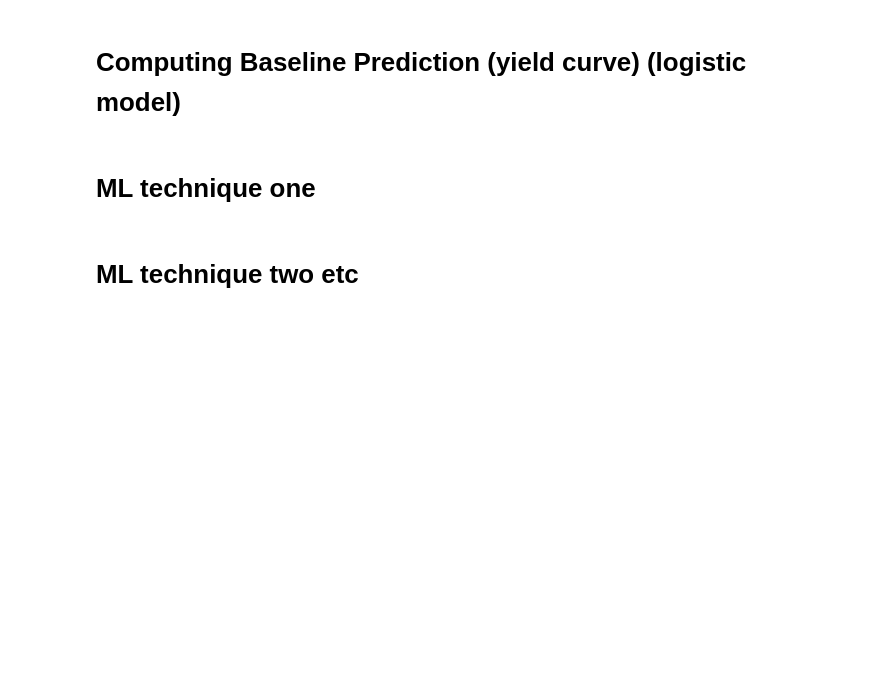
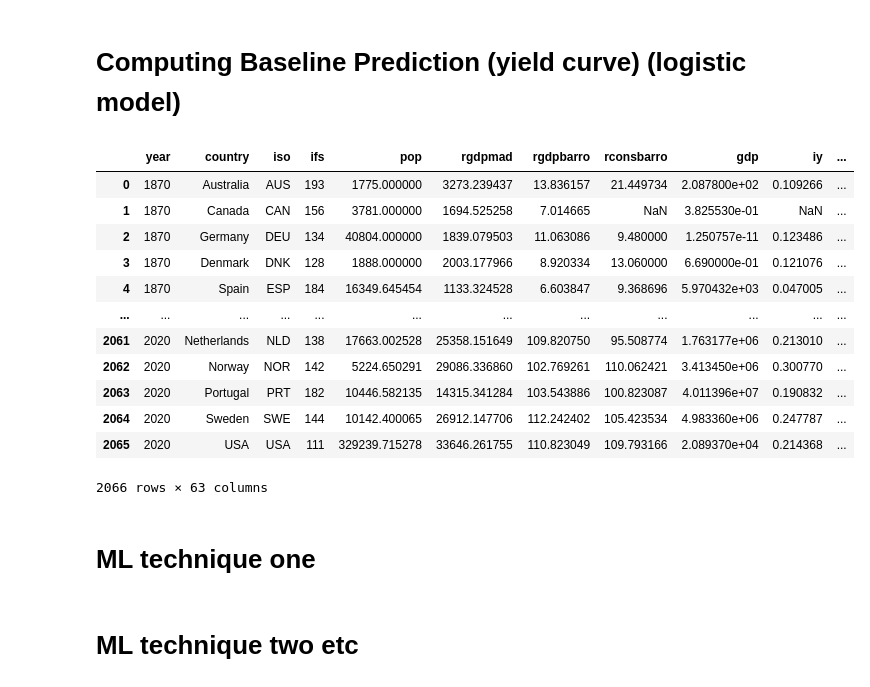
Before and after one commit to stenberg13/financial_crisis_prediction, a Jupyter notebook: Big_Data_Project.ipynb, the cells around one changed output. Drawn from its saved outputs; the diff is of its cells as text; code cells hidden in the pictures; blank space fills up the shorter version.

```diff
--- a/Big_Data_Project.ipynb
+++ b/Big_Data_Project.ipynb
@@ -10,0 +77,19 @@
+# %%
+# we will create a variable the measures the slope of the yield curve, subtracting short term interest rates from long term interest rates
+data['slope'] = (data['ltrate'] - data['stir'])
+# removing years for WW1, WW2, and Great Depression
+data_filtered = data[(data['year'] <= 1914) | (data['year'] >= 1918)]
+data = data_filtered[(data_filtered['year'] <= 1933) | (data_filtered['year'] >= 1945)]
+data['year']
+# now we will create our global slope and credit variables
+grouped = data.groupby('year')
+data = grouped.apply(lambda x: x.assign(
+    global_credit=x.loc[x['country'] != x['country'].iloc[0], 'tloans'].mean(),
+    global_slope=x.loc[x['country'] != x['country'].iloc[0], 'slope'].mean()
+))
+
+# Ungroup
+data= data.reset_index(drop=True)
+
+#making Debt Servicing Ratio Variable
+data['DSR'] = (data['tloans'] - (data['ltrate']/data['gdp']))
@@ -11,5 +116,21 @@
 # %% [markdown]
 # Computing Baseline Prediction (yield curve) (logistic model)
+# %%
+data
+# %% [output]
+|  | year | country | iso | ifs | pop | rgdpmad | rgdpbarro | rconsbarro | gdp | iy | ... |
+| 0 | 1870 | Australia | AUS | 193 | 1775.000000 | 3273.239437 | 13.836157 | 21.449734 | 2.087800e+02 | 0.109266 | ... |
+| 1 | 1870 | Canada | CAN | 156 | 3781.000000 | 1694.525258 | 7.014665 | NaN | 3.825530e-01 | NaN | ... |
+| 2 | 1870 | Germany | DEU | 134 | 40804.000000 | 1839.079503 | 11.063086 | 9.480000 | 1.250757e-11 | 0.123486 | ... |
+| 3 | 1870 | Denmark | DNK | 128 | 1888.000000 | 2003.177966 | 8.920334 | 13.060000 | 6.690000e-01 | 0.121076 | ... |
+| 4 | 1870 | Spain | ESP | 184 | 16349.645454 | 1133.324528 | 6.603847 | 9.368696 | 5.970432e+03 | 0.047005 | ... |
+| ... | ... | ... | ... | ... | ... | ... | ... | ... | ... | ... | ... |
+| 2061 | 2020 | Netherlands | NLD | 138 | 17663.002528 | 25358.151649 | 109.820750 | 95.508774 | 1.763177e+06 | 0.213010 | ... |
+| 2062 | 2020 | Norway | NOR | 142 | 5224.650291 | 29086.336860 | 102.769261 | 110.062421 | 3.413450e+06 | 0.300770 | ... |
+| 2063 | 2020 | Portugal | PRT | 182 | 10446.582135 | 14315.341284 | 103.543886 | 100.823087 | 4.011396e+07 | 0.190832 | ... |
+| 2064 | 2020 | Sweden | SWE | 144 | 10142.400065 | 26912.147706 | 112.242402 | 105.423534 | 4.983360e+06 | 0.247787 | ... |
+| 2065 | 2020 | USA | USA | 111 | 329239.715278 | 33646.261755 | 110.823049 | 109.793166 | 2.089370e+04 | 0.214368 | ... |
+2066 rows × 63 columns
 # %% [markdown]
 # ML technique one
 # %% [markdown]
```
Also changed, not shown: parts of 10 cells of this notebook.
